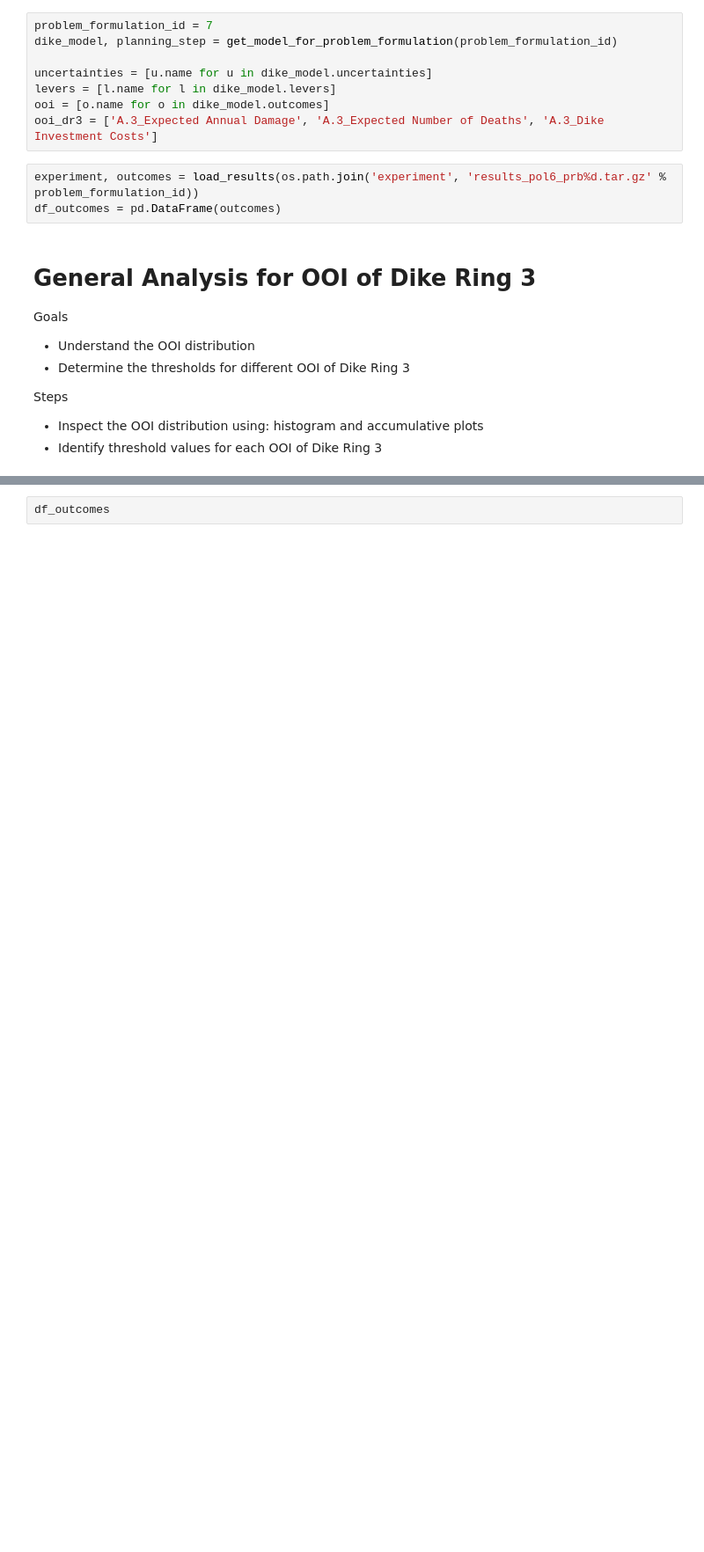
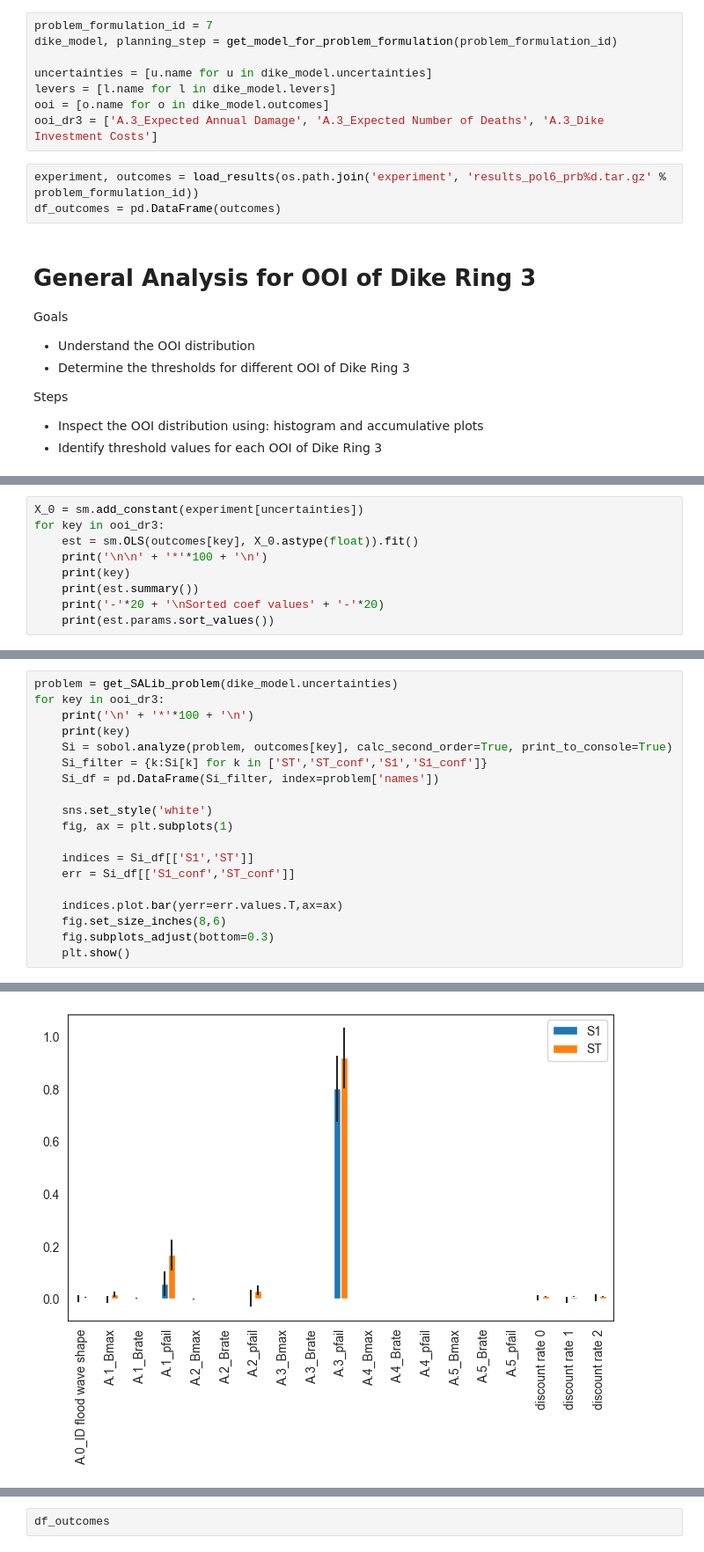
Before and after one commit to PancakeBun/epa141A_Labs_Group_Asians, a Jupyter notebook: final assignment/analysis.ipynb, the cells around one changed output, grey strips where cells are left out. Shown at 88% size. Cells and saved outputs as stored; diff of their text form; blank space fills up the shorter version.

```diff
--- a/final assignment/analysis.ipynb
+++ b/final assignment/analysis.ipynb
@@ -42,0 +95,9 @@ Steps
+# %%
+X_0 = sm.add_constant(experiment[uncertainties])
+for key in ooi_dr3:
+    est = sm.OLS(outcomes[key], X_0.astype(float)).fit()
+    print('\n\n' + '*'*100 + '\n')
+    print(key)
+    print(est.summary())
+    print('-'*20 + '\nSorted coef values' + '-'*20)
+    print(est.params.sort_values())
@@ -42,0 +142,20 @@ Steps
+# %%
+problem = get_SALib_problem(dike_model.uncertainties)
+for key in ooi_dr3:
+    print('\n' + '*'*100 + '\n')
+    print(key)
+    Si = sobol.analyze(problem, outcomes[key], calc_second_order=True, print_to_console=True)
+    Si_filter = {k:Si[k] for k in ['ST','ST_conf','S1','S1_conf']}
+    Si_df = pd.DataFrame(Si_filter, index=problem['names'])
+
+    sns.set_style('white')
+    fig, ax = plt.subplots(1)
+
+    indices = Si_df[['S1','ST']]
+    err = Si_df[['S1_conf','ST_conf']]
+
+    indices.plot.bar(yerr=err.values.T,ax=ax)
+    fig.set_size_inches(8,6)
+    fig.subplots_adjust(bottom=0.3)
+    plt.show()
+# %% [output]
@@ -42,0 +179 @@ Steps
+[figure, added]
```
Also changed, not shown: parts of 15 cells of this notebook.
